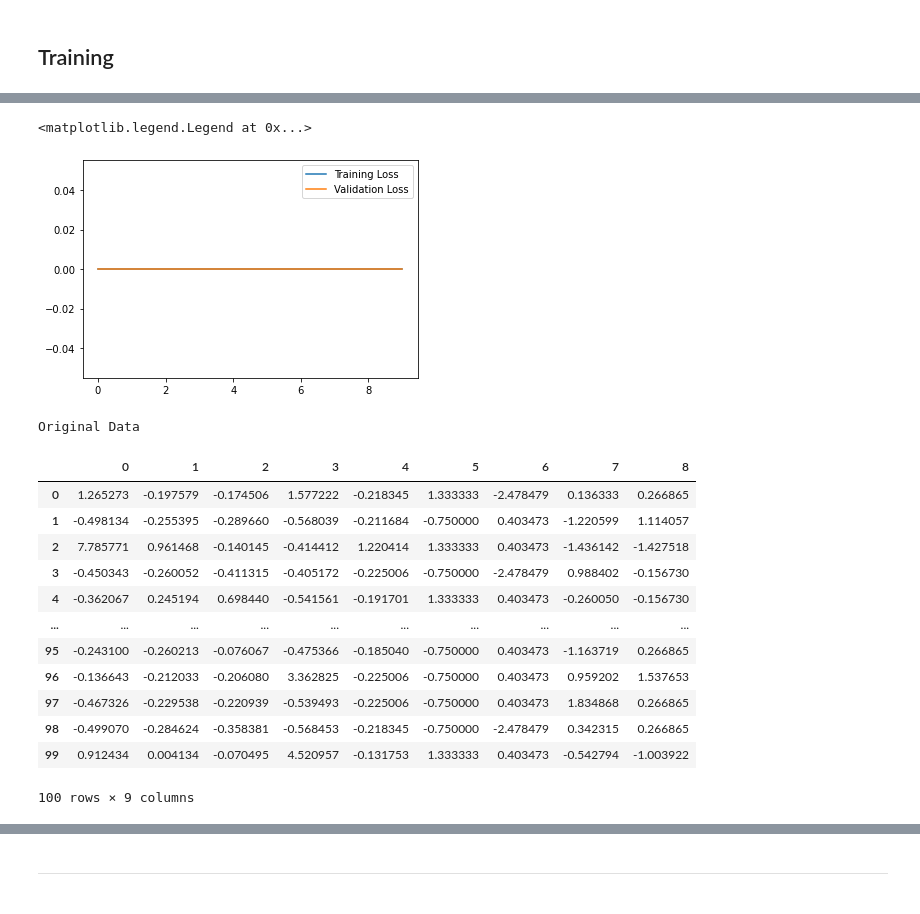
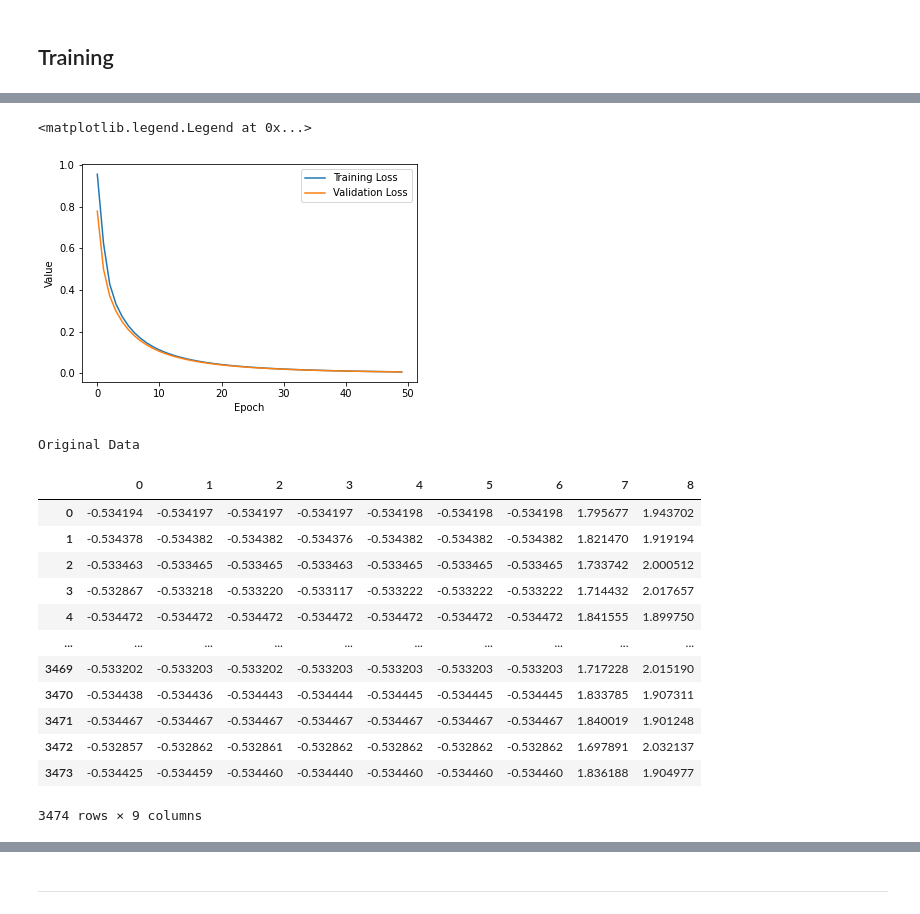
Before and after one commit to UsamaMalick/Spotting-Fake-users-on-Twitter, a Jupyter notebook: notebooks/sfuot.ipynb, the cells around one changed output, grey strips where cells are left out. Cells and saved outputs as stored; diff of their text form; code cells hidden in the pictures.

Commit message:
User Profile Model Complete

```diff
--- a/notebooks/sfuot.ipynb
+++ b/notebooks/sfuot.ipynb
@@ -224,9 +200,9 @@ tf.keras.utils.plot_model(user_data, show_shapes=True)
 ## Decoder
 # %%
 d_i    = tf.keras.layers.Input(shape=(1, ), name='decoder_input')
-x      = tf.keras.layers.Dense(features_in_feature_vector, activation='relu')(d_i)
-x      = tf.keras.layers.Reshape(input_shape)(x)
-o      = tf.keras.layers.BatchNormalization(name='decoder_output')(x)
+x      = tf.keras.layers.Dense(3, activation='sigmoid')(d_i)
+x      = tf.keras.layers.Dense(features_in_feature_vector, activation='sigmoid')(x)
+o      = tf.keras.layers.Reshape(input_shape, name='decoder_output')(x)
 # %%
 # Instantiate decoder
 decoder = tf.keras.Model(d_i, o, name='decoder')
@@ -291,15 +251,21 @@ reconstruction_loss = tf.function(kl_reconstruction_loss)
+# %%
+"""
+KL Divergence metric this one which
+we are using loss function.
+"""
+user_data_kl_divergence_loss = tf.keras.losses.KLDivergence(reduction="auto", name="kl_divergence")
 # %% [markdown]
 ## Training
 # %%
 """
 We are using the adam optimizer from Keras in combination
-of our own defined loss function which is the mean of
-reconstruction loss and the KL divergence.
+of KL Divergence loss function also from Keras.
 """
-vae.compile(optimizer='adam', loss=reconstruction_loss)
+vae.compile(optimizer='adam', loss=user_data_kl_divergence_loss, run_eagerly=True)
 # %%
 history = vae.fit(x = training_data, y = training_data,
-        epochs = no_epochs,
-        batch_size = batch_size,
-        validation_split = validation_split)
+        epochs = user_no_epochs,
+        shuffle=True,
+        validation_split=user_validation_split,
+        validation_data=training_data)
 # %% [output]
@@ -325,7 +289,9 @@ Epoch 10/10
 # %%
 plt.plot(history.history["loss"], label="Training Loss")
 plt.plot(history.history["val_loss"], label="Validation Loss")
+plt.xlabel("Epoch")
+plt.ylabel("Value")
 plt.legend()
 # %% [output]
 <matplotlib.legend.Legend at 0x...>
-[figure, old version]
+[figure, new version]
@@ -332,19 +301,20 @@ plt.legend()
 # %%
 print('Original Data')
-pd.DataFrame(training_data)
+training_data = convert_to_data(training_data)
+training_data
 # %% [output]
 Original Data
 |  | 0 | 1 | 2 | 3 | 4 | 5 | 6 | 7 | 8 |
-| 0 | 1.265273 | -0.197579 | -0.174506 | 1.577222 | -0.218345 | 1.333333 | -2.478479 | 0.136333 | 0.266865 |
-| 1 | -0.498134 | -0.255395 | -0.289660 | -0.568039 | -0.211684 | -0.750000 | 0.403473 | -1.220599 | 1.114057 |
-| 2 | 7.785771 | 0.961468 | -0.140145 | -0.414412 | 1.220414 | 1.333333 | 0.403473 | -1.436142 | -1.427518 |
-| 3 | -0.450343 | -0.260052 | -0.411315 | -0.405172 | -0.225006 | -0.750000 | -2.478479 | 0.988402 | -0.156730 |
-| 4 | -0.362067 | 0.245194 | 0.698440 | -0.541561 | -0.191701 | 1.333333 | 0.403473 | -0.260050 | -0.156730 |
+| 0 | -0.534194 | -0.534197 | -0.534197 | -0.534197 | -0.534198 | -0.534198 | -0.534198 | 1.795677 | 1.943702 |
+| 1 | -0.534378 | -0.534382 | -0.534382 | -0.534376 | -0.534382 | -0.534382 | -0.534382 | 1.821470 | 1.919194 |
+| 2 | -0.533463 | -0.533465 | -0.533465 | -0.533463 | -0.533465 | -0.533465 | -0.533465 | 1.733742 | 2.000512 |
+| 3 | -0.532867 | -0.533218 | -0.533220 | -0.533117 | -0.533222 | -0.533222 | -0.533222 | 1.714432 | 2.017657 |
+| 4 | -0.534472 | -0.534472 | -0.534472 | -0.534472 | -0.534472 | -0.534472 | -0.534472 | 1.841555 | 1.899750 |
 | ... | ... | ... | ... | ... | ... | ... | ... | ... | ... |
-| 95 | -0.243100 | -0.260213 | -0.076067 | -0.475366 | -0.185040 | -0.750000 | 0.403473 | -1.163719 | 0.266865 |
-| 96 | -0.136643 | -0.212033 | -0.206080 | 3.362825 | -0.225006 | -0.750000 | 0.403473 | 0.959202 | 1.537653 |
-| 97 | -0.467326 | -0.229538 | -0.220939 | -0.539493 | -0.225006 | -0.750000 | 0.403473 | 1.834868 | 0.266865 |
-| 98 | -0.499070 | -0.284624 | -0.358381 | -0.568453 | -0.218345 | -0.750000 | -2.478479 | 0.342315 | 0.266865 |
-| 99 | 0.912434 | 0.004134 | -0.070495 | 4.520957 | -0.131753 | 1.333333 | 0.403473 | -0.542794 | -1.003922 |
+| 3469 | -0.533202 | -0.533203 | -0.533202 | -0.533203 | -0.533203 | -0.533203 | -0.533203 | 1.717228 | 2.015190 |
+| 3470 | -0.534438 | -0.534436 | -0.534443 | -0.534444 | -0.534445 | -0.534445 | -0.534445 | 1.833785 | 1.907311 |
+| 3471 | -0.534467 | -0.534467 | -0.534467 | -0.534467 | -0.534467 | -0.534467 | -0.534467 | 1.840019 | 1.901248 |
+| 3472 | -0.532857 | -0.532862 | -0.532861 | -0.532862 | -0.532862 | -0.532862 | -0.532862 | 1.697891 | 2.032137 |
+| 3473 | -0.534425 | -0.534459 | -0.534460 | -0.534440 | -0.534460 | -0.534460 | -0.534460 | 1.836188 | 1.904977 |
-100 rows × 9 columns
+3474 rows × 9 columns
 # %%
```
Also changed, not shown: parts of 43 cells of this notebook, 2 other files.
